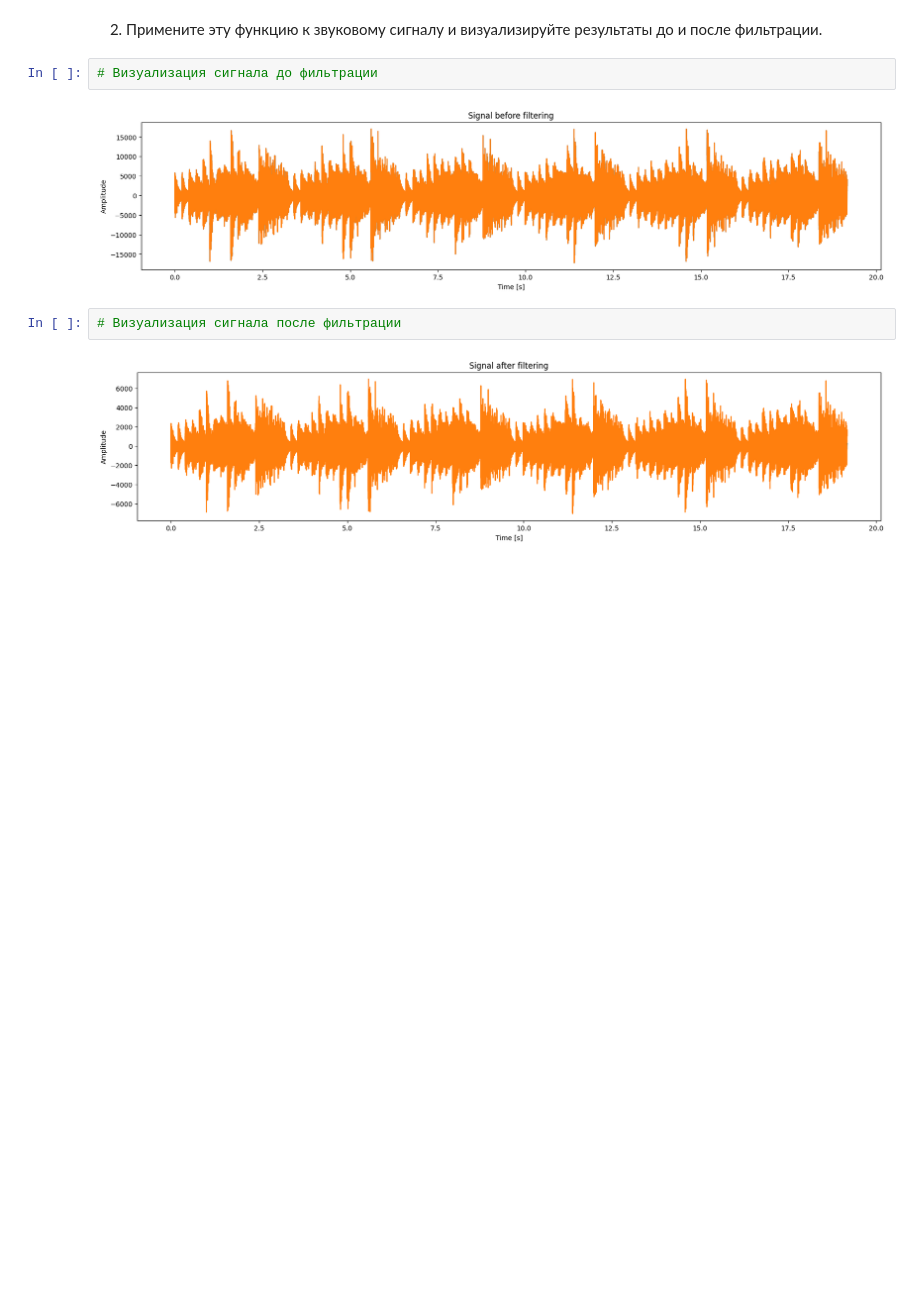
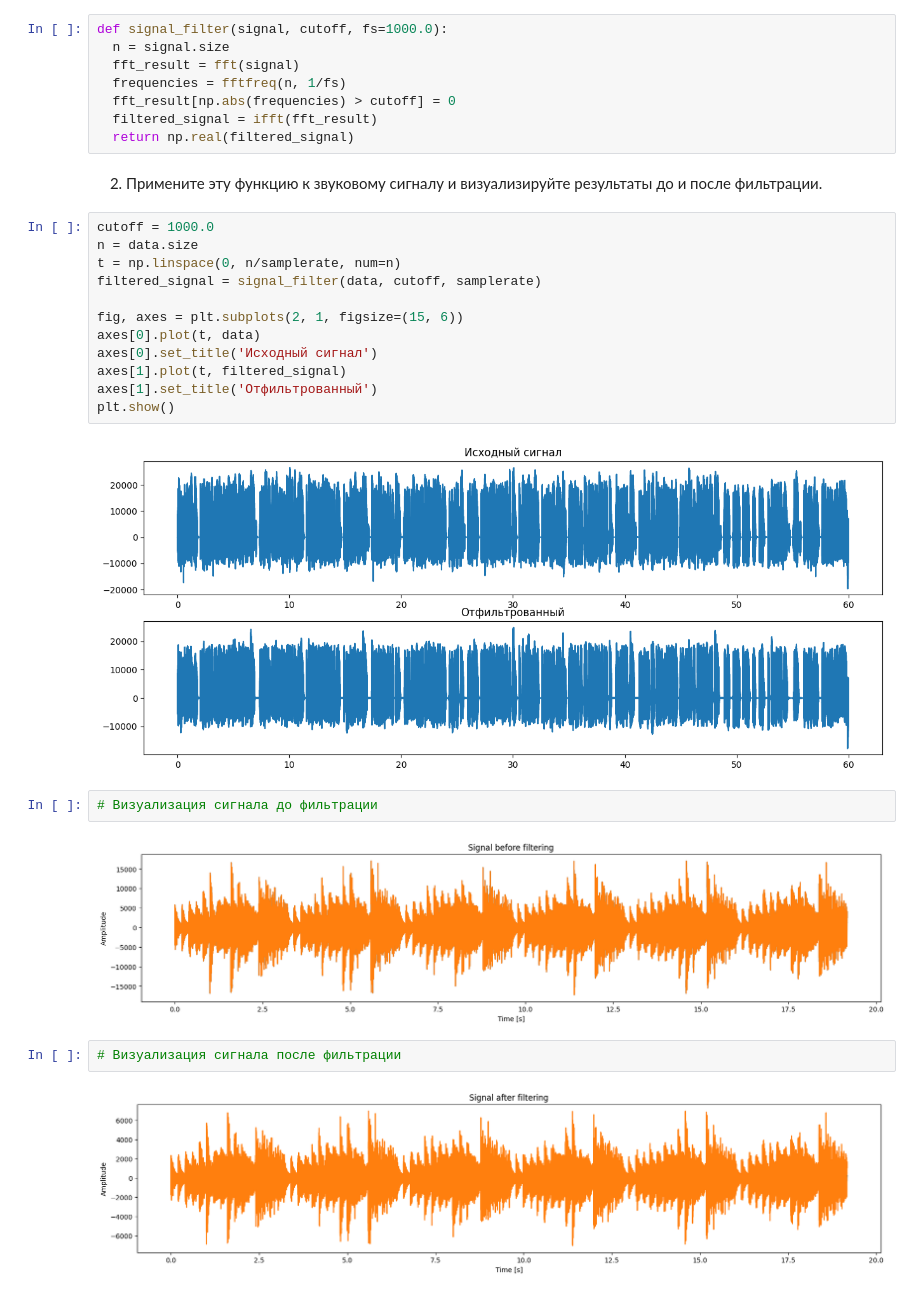
Before and after one commit to ilyak0n/comp_math, a Jupyter notebook: 10. Генерация сигналов и преобразования Фурье/Практическая_работа_№10_Генерация_сигналов_и_преобразования_Фурье.ipynb, the cells around one changed output. Cells and saved outputs as stored; diff of their text form; blank space fills up the shorter version.

```diff
--- a/10. Генерация сигналов и преобразования Фурье/Практическая_работа_№10_Генерация_сигналов_и_преобразования_Фурье.ipynb
+++ b/10. Генерация сигналов и преобразования Фурье/Практическая_работа_№10_Генерация_сигналов_и_преобразования_Фурье.ipynb
@@ -314,8 +335,30 @@ from scipy.io import wavfile
 Фильтрация сигнала позволяет улучшить качество звука, убрав нежелательные частоты. Для этого вы можете использовать преобразование Фурье, затем обнулить некоторые из его коэффициентов и выполнить обратное преобразование Фурье с помощью функции `ifft` из модуля `scipy.fft`.
 # %% [markdown]
 1. Создайте функцию для фильтрации сигнала с использованием преобразования Фурье.
+# %%
+def signal_filter(signal, cutoff, fs=1000.0):
+  n = signal.size
+  fft_result = fft(signal)
+  frequencies = fftfreq(n, 1/fs)
+  fft_result[np.abs(frequencies) > cutoff] = 0
+  filtered_signal = ifft(fft_result)
+  return np.real(filtered_signal)
 # %% [markdown]
 2. Примените эту функцию к звуковому сигналу и визуализируйте результаты до и после фильтрации.
+# %%
+cutoff = 1000.0
+n = data.size
+t = np.linspace(0, n/samplerate, num=n)
+filtered_signal = signal_filter(data, cutoff, samplerate)
+
+fig, axes = plt.subplots(2, 1, figsize=(15, 6))
+axes[0].plot(t, data)
+axes[0].set_title('Исходный сигнал')
+axes[1].plot(t, filtered_signal)
+axes[1].set_title('Отфильтрованный')
+plt.show()
+# %% [output]
+[figure, added]
 # %%
 # Визуализация сигнала до фильтрации
 # %% [output]
```
Also changed, not shown: parts of 6 cells of this notebook.
